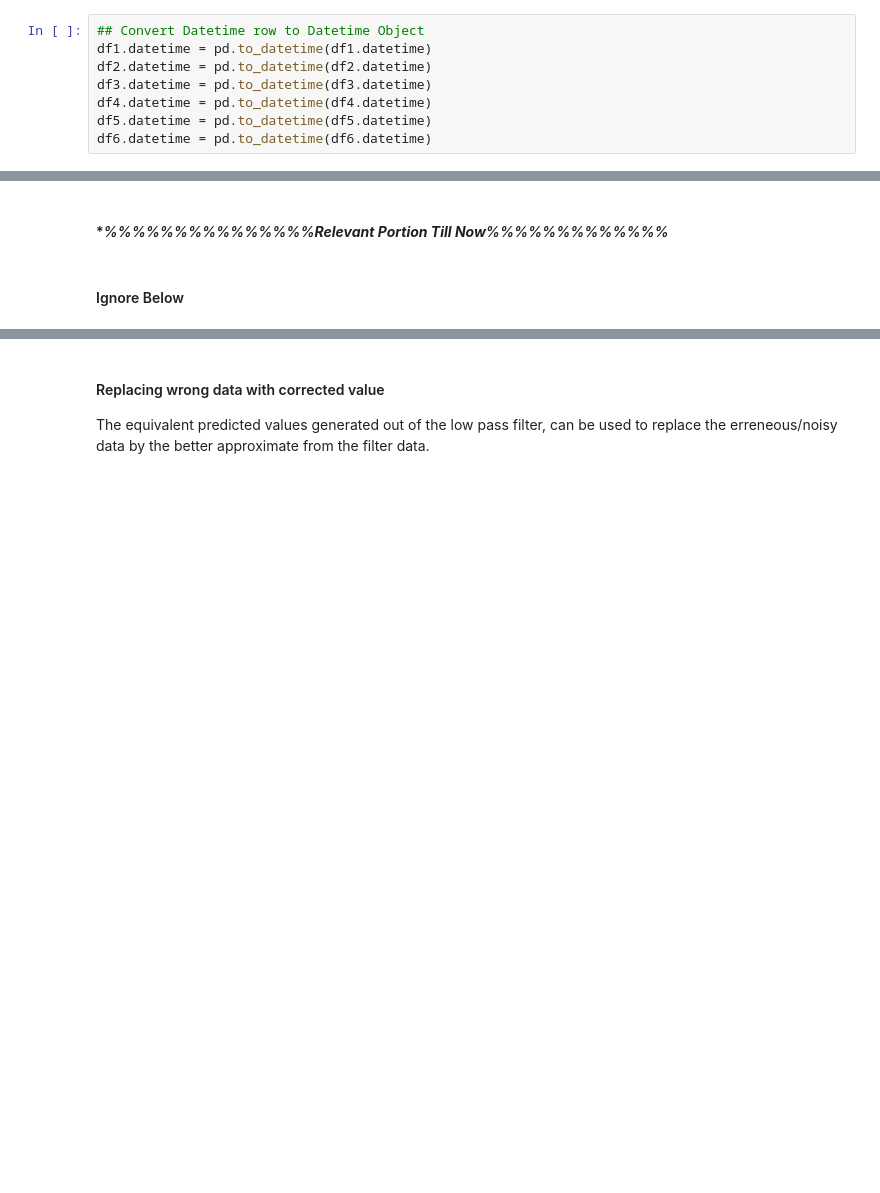
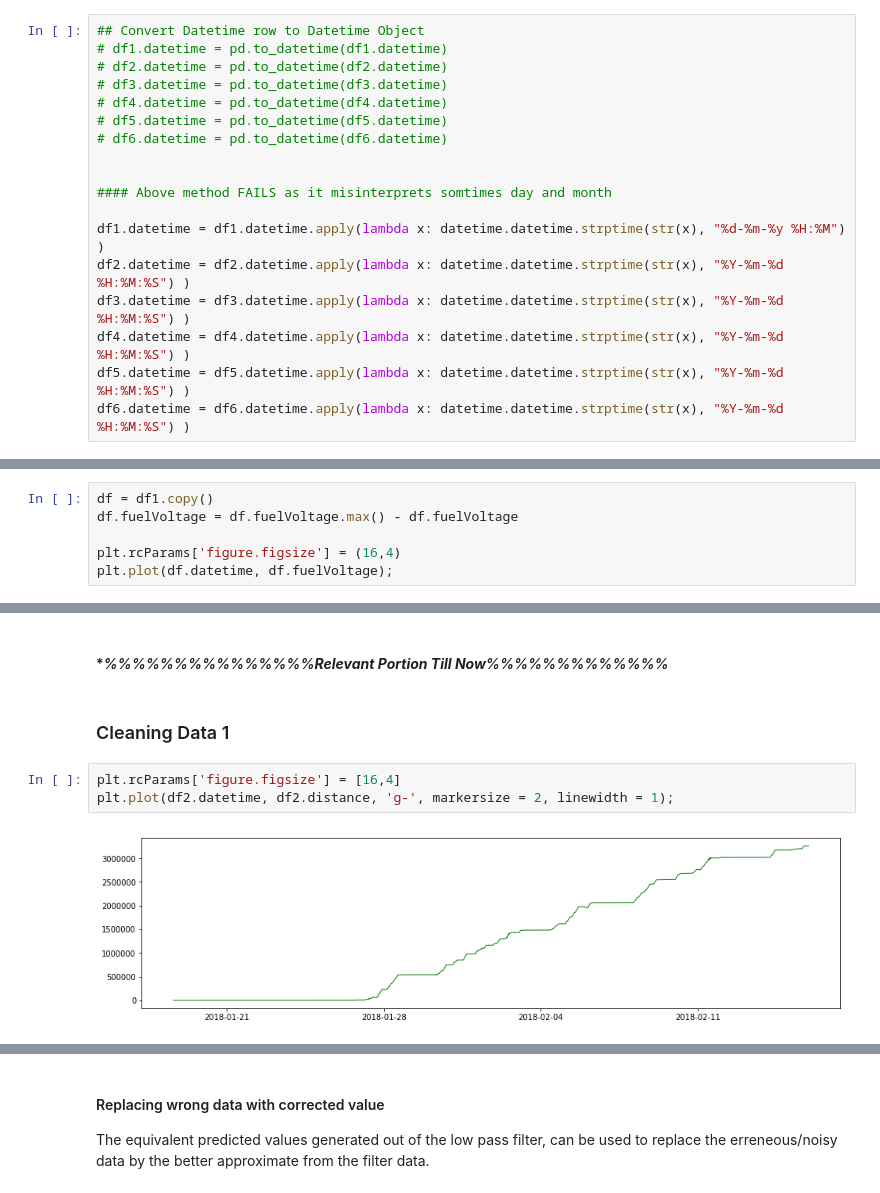
Before and after one commit to manjeet87/Signal_Analysis_UsingPython, a Jupyter notebook: Loconav/Fuel Data Analysis- F2.ipynb, the cells around one changed output, grey strips where cells are left out. Cells and saved outputs as stored; diff of their text form; blank space fills up the shorter version.

```diff
--- a/Loconav/Fuel Data Analysis- F2.ipynb
+++ b/Loconav/Fuel Data Analysis- F2.ipynb
@@ -35,14 +35,24 @@ distance       67848 non-null int64
 fuelVoltage    67848 non-null int64
 dtypes: float64(1), int64(3), object(1)
 memory usage: 2.6+ MB
-# %%
-## Convert Datetime row to Datetime Object
-df1.datetime = pd.to_datetime(df1.datetime)
-df2.datetime = pd.to_datetime(df2.datetime)
-df3.datetime = pd.to_datetime(df3.datetime)
-df4.datetime = pd.to_datetime(df4.datetime)
-df5.datetime = pd.to_datetime(df5.datetime)
-df6.datetime = pd.to_datetime(df6.datetime)
+# %%
+## Convert Datetime row to Datetime Object
+# df1.datetime = pd.to_datetime(df1.datetime)
+# df2.datetime = pd.to_datetime(df2.datetime)
+# df3.datetime = pd.to_datetime(df3.datetime)
+# df4.datetime = pd.to_datetime(df4.datetime)
+# df5.datetime = pd.to_datetime(df5.datetime)
+# df6.datetime = pd.to_datetime(df6.datetime)
+
+
+#### Above method FAILS as it misinterprets somtimes day and month
+
+df1.datetime = df1.datetime.apply(lambda x: datetime.datetime.strptime(str(x), "%d-%m-%y %H:%M") )
+df2.datetime = df2.datetime.apply(lambda x: datetime.datetime.strptime(str(x), "%Y-%m-%d %H:%M:%S") )
+df3.datetime = df3.datetime.apply(lambda x: datetime.datetime.strptime(str(x), "%Y-%m-%d %H:%M:%S") )
+df4.datetime = df4.datetime.apply(lambda x: datetime.datetime.strptime(str(x), "%Y-%m-%d %H:%M:%S") )
+df5.datetime = df5.datetime.apply(lambda x: datetime.datetime.strptime(str(x), "%Y-%m-%d %H:%M:%S") )
+df6.datetime = df6.datetime.apply(lambda x: datetime.datetime.strptime(str(x), "%Y-%m-%d %H:%M:%S") )
 # %% [markdown]
 ### Assessing
 #### 1. Checking order of Data, as per datetime
@@ -95,3 +101,9 @@ plt.xlim(datetime.datetime(2018,1,27,2,0), datetime.datetime(2018,2,15,6,55));
+# %%
+df = df1.copy()
+df.fuelVoltage = df.fuelVoltage.max() - df.fuelVoltage
+
+plt.rcParams['figure.figsize'] = (16,4)
+plt.plot(df.datetime, df.fuelVoltage);
 # %%
 plt.rcParams['figure.figsize'] = [16,24]
 plt.subplot(6,1,1)
@@ -273,5 +281,10 @@ plt.xlabel('Time [sec]',  fontsize = 14)
 plt.tight_layout()
 # %% [markdown]
 #### **%%%%%%%%%%%%%%%***Relevant Portion Till Now**%%%%%%%%%%%%%**
-# %% [markdown]
-#### Ignore Below
+# %% [markdown]
+### Cleaning Data 1
+# %%
+plt.rcParams['figure.figsize'] = [16,4]
+plt.plot(df2.datetime, df2.distance, 'g-', markersize = 2, linewidth = 1);
+# %% [output]
+[figure, added]
```
Also changed, not shown: parts of 15 cells of this notebook, 1 other file.
